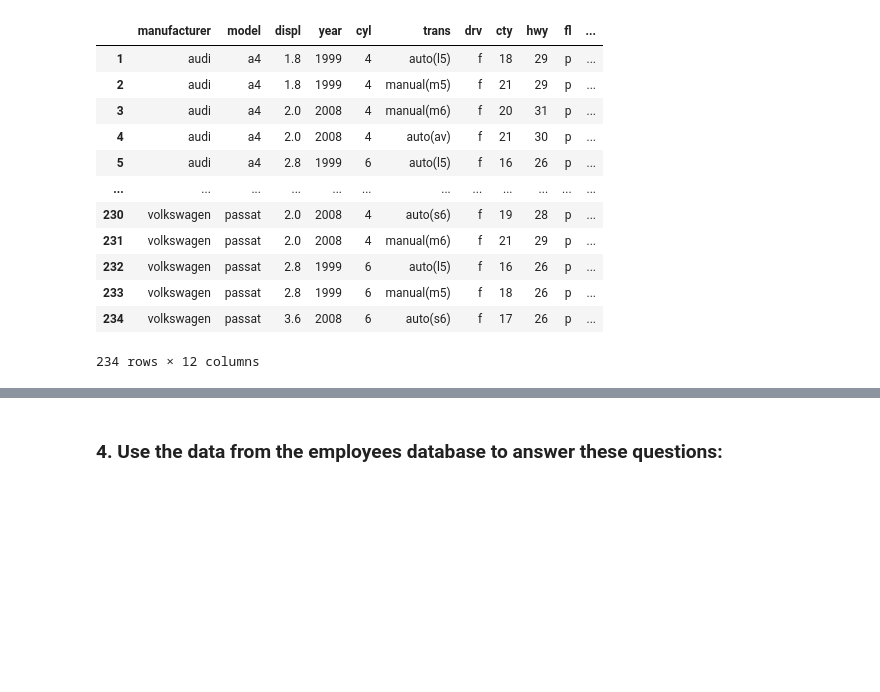
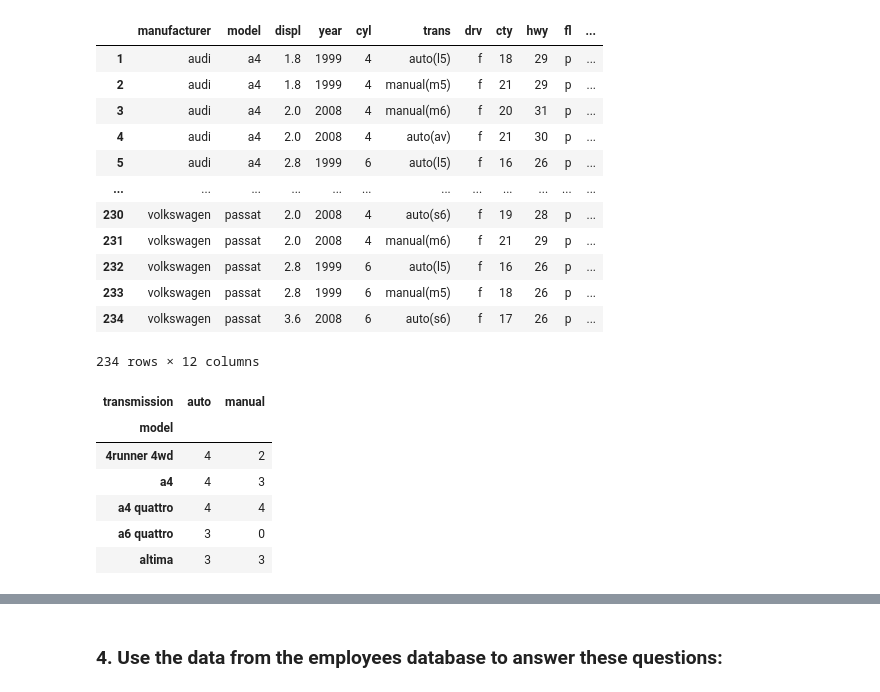
Before and after one commit to carlopdeleon/statistics-exercises, a Jupyter notebook: hypothesis_testing.ipynb, the cells around one changed output, grey strips where cells are left out. Saved outputs shown, nothing was run; the diff lists cells and outputs as text; code cells hidden in the pictures; blank space fills up the shorter version.

```diff
--- a/hypothesis_testing.ipynb
+++ b/hypothesis_testing.ipynb
@@ -1195,3 +1241,14 @@ mpg
 | 233 | volkswagen | passat | 2.8 | 1999 | 6 | manual(m5) | f | 18 | 26 | p | ... |
 | 234 | volkswagen | passat | 3.6 | 2008 | 6 | auto(s6) | f | 17 | 26 | p | ... |
 234 rows × 12 columns
+# %%
+models_trans_observed = pd.crosstab(mpg['model'], mpg['transmission'])
+models_trans_observed.head()
+# %% [output]
+| transmission | auto | manual |
+| model |  |  |
+| 4runner 4wd | 4 | 2 |
+| a4 | 4 | 3 |
+| a4 quattro | 4 | 4 |
+| a6 quattro | 3 | 0 |
+| altima | 3 | 3 |
```
Also changed, not shown: parts of 32 cells of this notebook.
